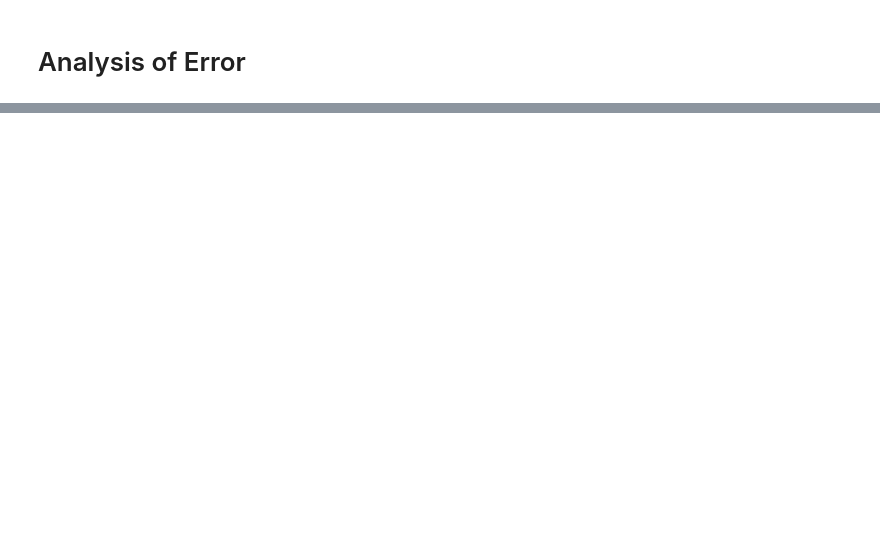
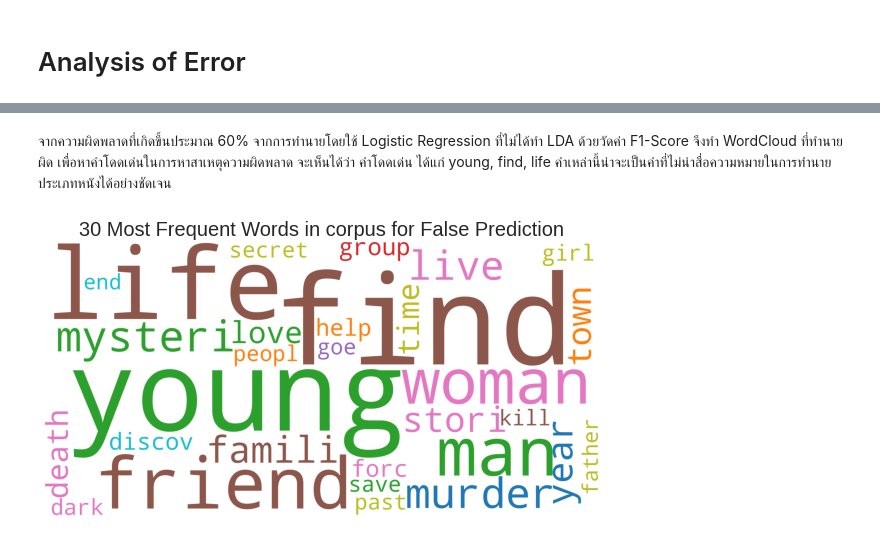
Before and after one commit to sunglovedatascience/MovieGenreClassfication, a Jupyter notebook: Assignment_Final.ipynb, the cells around one changed output, grey strips where cells are left out. Saved outputs shown, nothing was run; the diff lists cells and outputs as text; code cells hidden in the pictures; blank space fills up the shorter version.

```diff
--- a/Assignment_Final.ipynb
+++ b/Assignment_Final.ipynb
@@ -843,0 +777,3 @@ f1
+# %%
+index_f1_0 = [idx for idx, element in enumerate(f1) if element==0]
+index_f1_0[:10]
@@ -843,0 +782,2 @@ f1
+# %%
+df_X_train, df_X_test, df_y_train, df_y_test = train_test_split(df[['movie','descriptions','corpus', 'Drama', 'Comedy', 'Horror', 'Thriller', 'Action', 'Crime', 'Romance', 'Adventure', 'Mystery', 'Sci-Fi']], df.iloc[:, 4:-1].values, test_size=0.2, random_state=42)
@@ -843,0 +801,4 @@ f1
+# %%
+df_X_test_f1_0 = df_X_test.iloc[index_f1_0,:]
+df_X_test_f1_0['descriptions'] = df_X_test_f1_0['descriptions'].str.strip()
+df_X_test_f1_0[['movie', 'descriptions', 'corpus', 'Drama', 'Comedy', 'Horror', 'Thriller', 'Action', 'Crime', 'Romance', 'Adventure', 'Mystery', 'Sci-Fi']]
@@ -843,0 +819,19 @@ f1
+# %% [markdown]
+จากความผิดพลาดที่เกิดขึ้นประมาณ 60% จากการทำนายโดยใช้ Logistic Regression ที่ไม่ได้ทำ LDA ด้วยวัดค่า F1-Score จึงทำ WordCloud ที่ทำนายผิด เพื่อหาคำโดดเด่นในการหาสาเหตุความผิดพลาด จะเห็นได้ว่า คำโดดเด่น ได้แก่ young, find, life คำเหล่านี้น่าจะเป็นคำที่ไม่น่าสื่อความหมายในการทำนายประเภทหนังได้อย่างชัดเจน
+# %%
+import itertools
+from wordcloud import WordCloud, STOPWORDS
+list_wordcloud = [x for x in df_X_test_f1_0['corpus'].str.split()]
+list_wordcloud = list(itertools.chain(*list_wordcloud))
+
+plot_wordcloud = ' '.join(list_wordcloud)
+plot_wordcloud = WordCloud(stopwords=all_stopwords, background_color='white', max_words = 30, height=4000, width=8000, random_state = 42,
+                           normalize_plurals = False, colormap='tab10').generate(plot_wordcloud)
+
+fig, ax = plt.subplots(figsize=(10,6))
+plt.imshow(plot_wordcloud)
+plt.title('30 Most Frequent Words in corpus for False Prediction ', fontsize = 20)
+plt.axis("off")
+plt.show();
+# %% [output]
+[figure, added]
```
Also changed, not shown: parts of 66 cells of this notebook.
